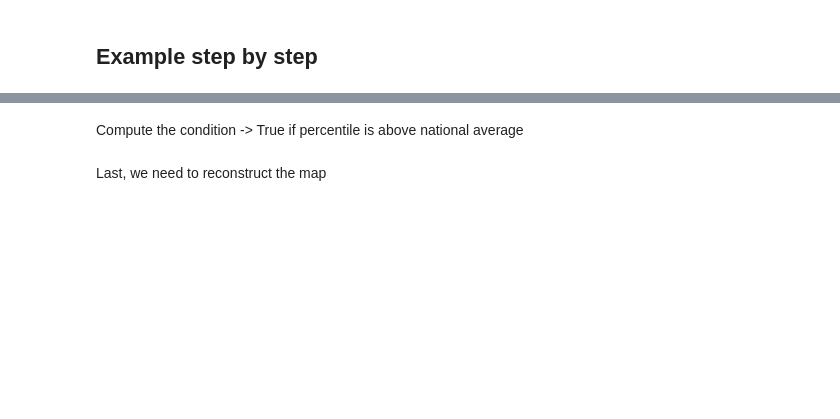
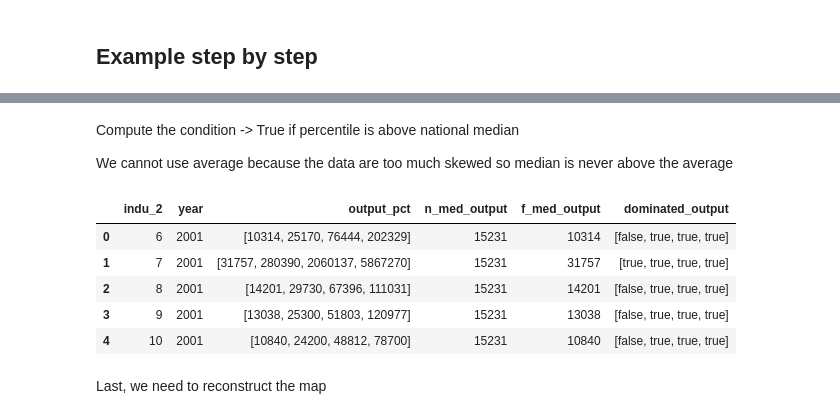
Before and after one commit to thomaspernet/Financial_dependency_pollution, a Jupyter notebook: 01_data_preprocessing/02_transform_tables/08_dominated_industry_ownership.ipynb, the cells around one changed output, grey strips where cells are left out. Cells and saved outputs as stored; diff of their text form; code cells hidden in the pictures; blank space fills up the shorter version.

Commit message:
Change mean to median
uvy96muto62979g

```diff
--- a/01_data_preprocessing/02_transform_tables/08_dominated_industry_ownership.ipynb
+++ b/01_data_preprocessing/02_transform_tables/08_dominated_industry_ownership.ipynb
@@ -197,5 +206,7 @@ output
 # %% [markdown]
-Compute the condition -> True if percentile is above national average
+Compute the condition -> True if percentile is above national median
+
+We cannot use average because the data are too much skewed so median is never above the average
 # %%
 query= """
 WITH test as (
@@ -222,14 +233,15 @@ SELECT
   indu_2,
   industry_pct.year,
   output_pct,
-  n_avg_output,
+  n_med_output,
+  f_med_output,
   zip_with(
       transform(
         sequence(
           1,
           4
         ),
-        x -> n_avg_output
+        x -> n_med_output
       ),
         output_pct, (x, y) -> x < y) AS dominated_output
 FROM
@@ -238,36 +250,44 @@ FROM
       SELECT
         indu_2,
         year,
+        approx_percentile(output, .5) as f_med_output,
         approx_percentile(output, ARRAY[.5,.75,.90,.95]) AS output_pct
       FROM
         test
       GROUP BY
         year,
         indu_2
       ORDER BY
         indu_2
     ) as industry_pct
     LEFT JOIN (
       SELECT
         year,
-        AVG(output) as n_avg_output
+        approx_percentile(output, .5) as n_med_output
       FROM
         test
       GROUP BY
         year
     ) as national_avg ON industry_pct.year = national_avg.year
   )
 LIMIT
   5
 
 """
 output = s3.run_query(
                     query=query,
                     database=DatabaseName,
                     s3_output=s3_output_example,
     filename = 'example_3'
                 )
 output
+# %% [output]
+|  | indu_2 | year | output_pct | n_med_output | f_med_output | dominated_output |
+| 0 | 6 | 2001 | [10314, 25170, 76444, 202329] | 15231 | 10314 | [false, true, true, true] |
+| 1 | 7 | 2001 | [31757, 280390, 2060137, 5867270] | 15231 | 31757 | [true, true, true, true] |
+| 2 | 8 | 2001 | [14201, 29730, 67396, 111031] | 15231 | 14201 | [false, true, true, true] |
+| 3 | 9 | 2001 | [13038, 25300, 51803, 120977] | 15231 | 13038 | [false, true, true, true] |
+| 4 | 10 | 2001 | [10840, 24200, 48812, 78700] | 15231 | 10840 | [false, true, true, true] |
 # %% [markdown]
 Last, we need to reconstruct the map
 # %%
```
Also changed, not shown: parts of 18 cells of this notebook, 4 other files.
